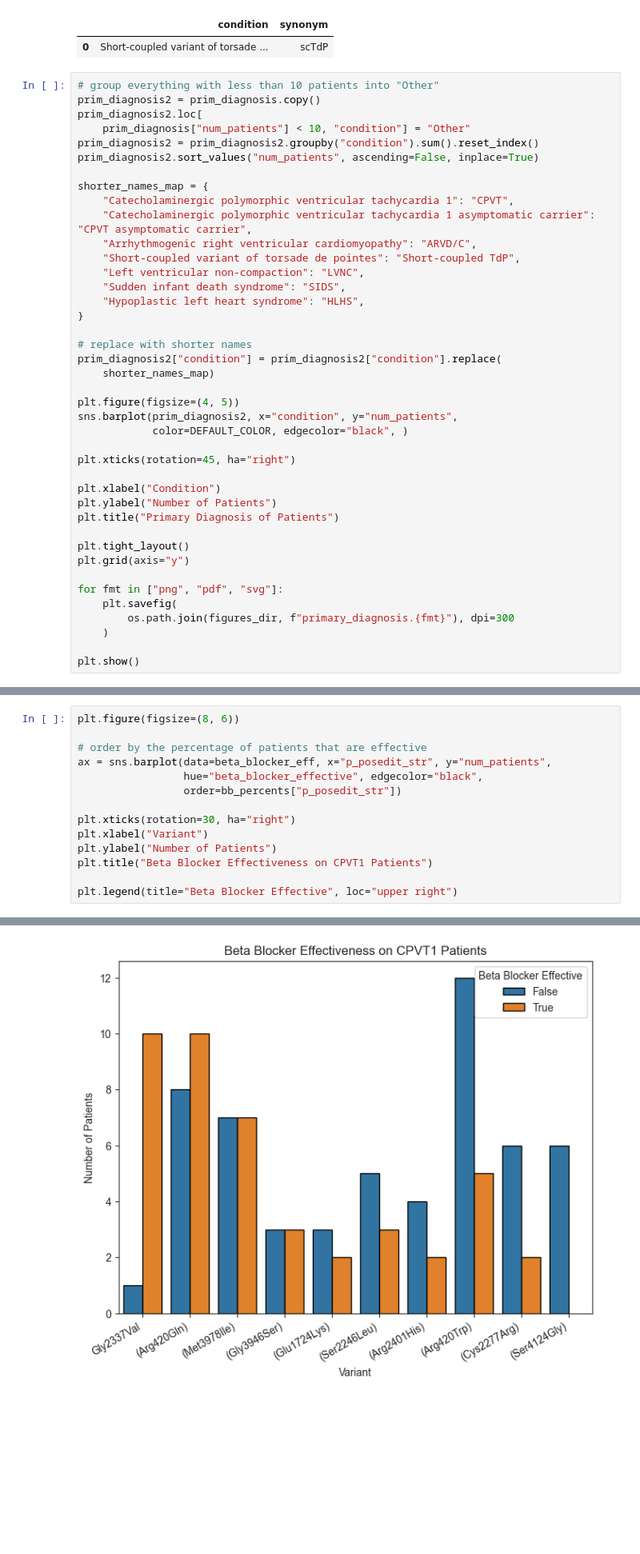
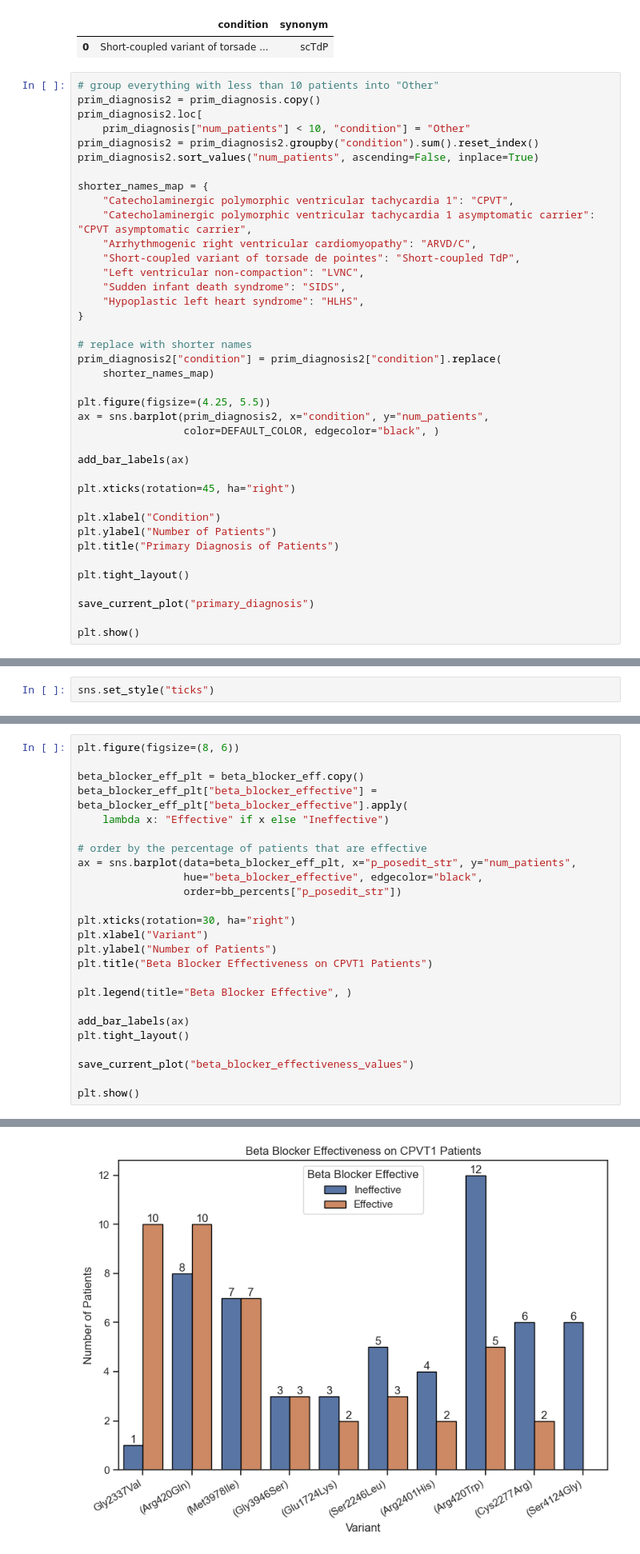
Before and after one commit to alexdaiii/cpvt_database_analysis, a Jupyter notebook: notebooks/analysis_2.ipynb, the cells around one changed output, grey strips where cells are left out. Shown: that part at 80% size. Saved outputs shown, nothing was run; the diff lists cells and outputs as text; blank space fills up the shorter version.

```diff
--- a/notebooks/analysis_2.ipynb
+++ b/notebooks/analysis_2.ipynb
@@ -202,9 +212,11 @@ shorter_names_map = {
 prim_diagnosis2["condition"] = prim_diagnosis2["condition"].replace(
     shorter_names_map)
 
-plt.figure(figsize=(4, 5))
-sns.barplot(prim_diagnosis2, x="condition", y="num_patients",
-            color=DEFAULT_COLOR, edgecolor="black", )
+plt.figure(figsize=(4.25, 5.5))
+ax = sns.barplot(prim_diagnosis2, x="condition", y="num_patients",
+                 color=DEFAULT_COLOR, edgecolor="black", )
+
+add_bar_labels(ax)
 
 plt.xticks(rotation=45, ha="right")
 
@@ -213,12 +225,8 @@ plt.ylabel("Number of Patients")
 plt.title("Primary Diagnosis of Patients")
 
 plt.tight_layout()
-plt.grid(axis="y")
 
-for fmt in ["png", "pdf", "svg"]:
-    plt.savefig(
-        os.path.join(figures_dir, f"primary_diagnosis.{fmt}"), dpi=300
-    )
+save_current_plot("primary_diagnosis")
 
 plt.show()
 # %% [output]
@@ -702,0 +766,2 @@ plt.show()
+# %%
+sns.set_style("ticks")
@@ -979,8 +1062,12 @@ plt.show()
 # %%
 plt.figure(figsize=(8, 6))
 
+beta_blocker_eff_plt = beta_blocker_eff.copy()
+beta_blocker_eff_plt["beta_blocker_effective"] = beta_blocker_eff_plt["beta_blocker_effective"].apply(
+    lambda x: "Effective" if x else "Ineffective")
+
 # order by the percentage of patients that are effective
-ax = sns.barplot(data=beta_blocker_eff, x="p_posedit_str", y="num_patients",
+ax = sns.barplot(data=beta_blocker_eff_plt, x="p_posedit_str", y="num_patients",
                  hue="beta_blocker_effective", edgecolor="black",
                  order=bb_percents["p_posedit_str"])
 
@@ -989,5 +1076,12 @@ plt.xlabel("Variant")
 plt.ylabel("Number of Patients")
 plt.title("Beta Blocker Effectiveness on CPVT1 Patients")
 
-plt.legend(title="Beta Blocker Effective", loc="upper right")
+plt.legend(title="Beta Blocker Effective", )
+
+add_bar_labels(ax)
+plt.tight_layout()
+
+save_current_plot("beta_blocker_effectiveness_values")
+
+plt.show()
 # %% [output]
@@ -995 +1088 @@ plt.legend(title="Beta Blocker Effective", loc="upper right")
-[figure, old version]
+[figure, new version]
```
Also changed, not shown: parts of 32 cells of this notebook, 6 other files.
